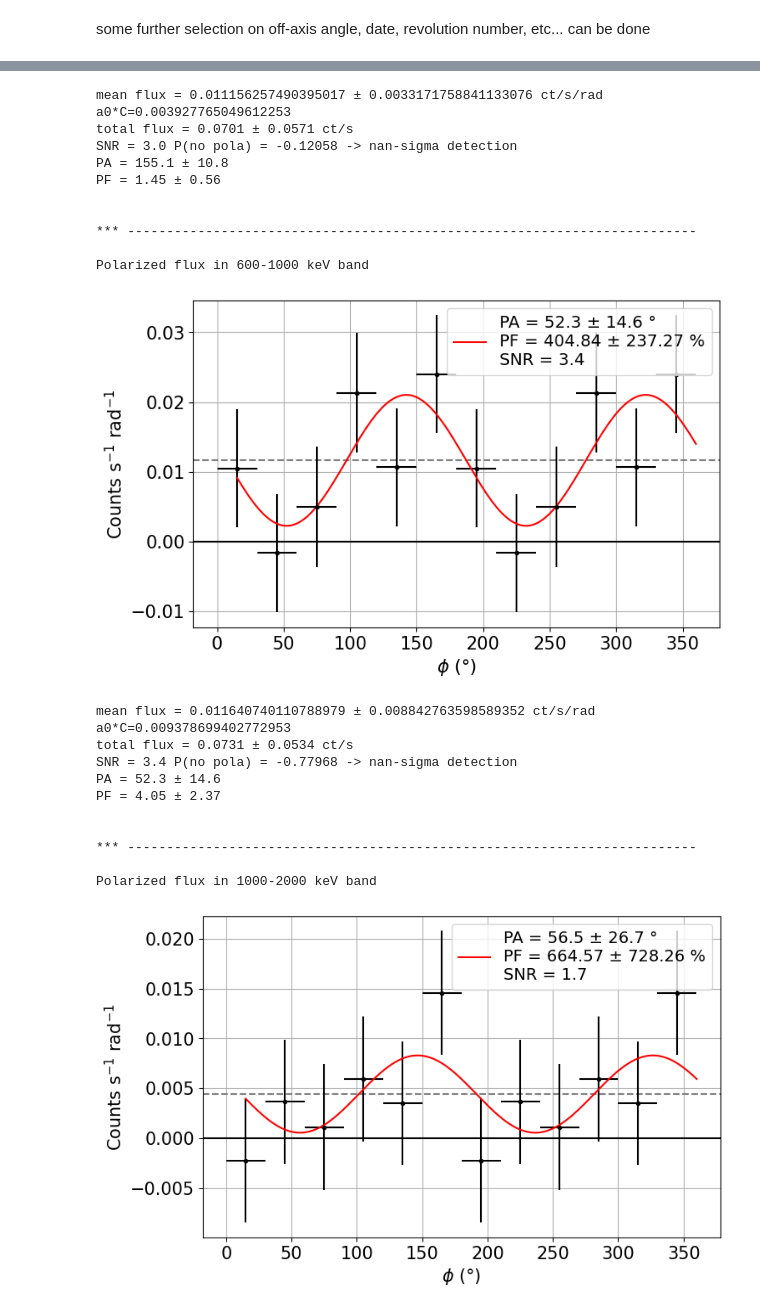
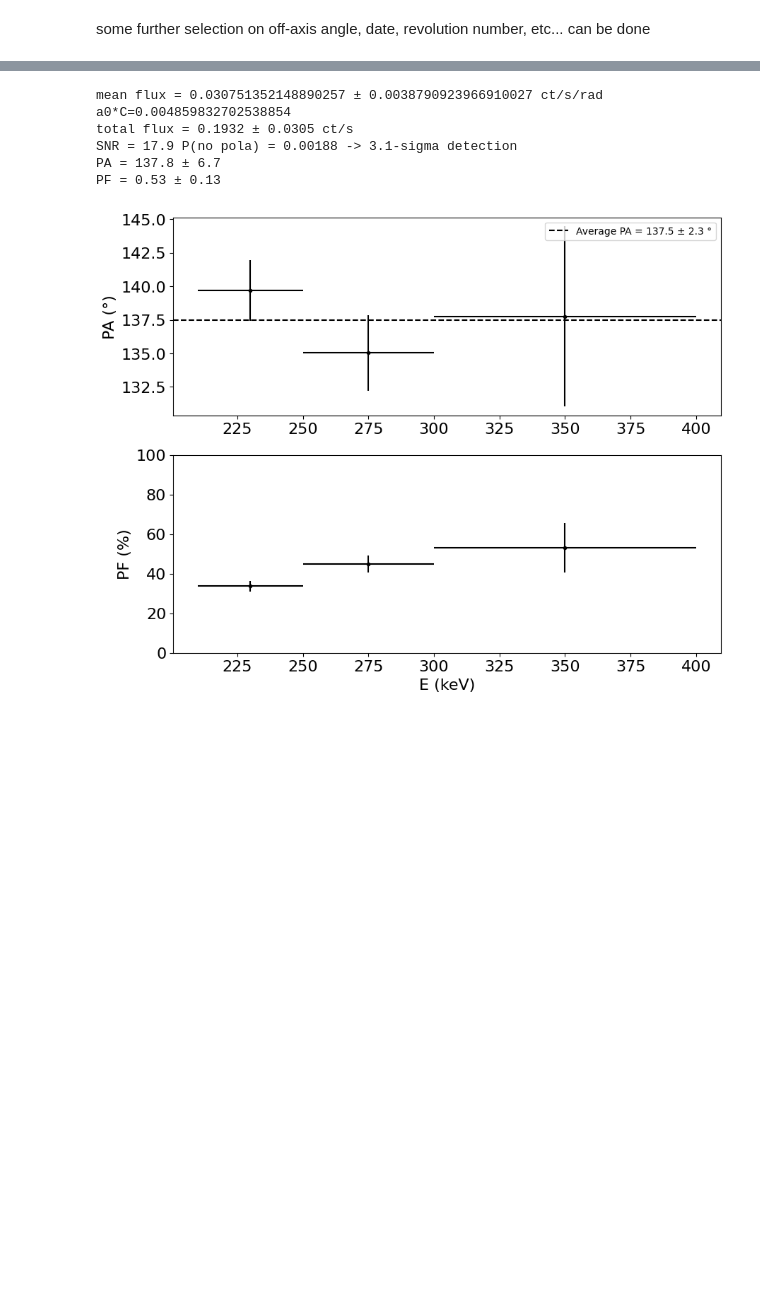
Before and after one commit to tristanbouchet/IBIS-Compton-mode-polarization, a Jupyter notebook: compton_ibis_polarization.ipynb, the cells around one changed output, grey strips where cells are left out. Saved outputs shown, nothing was run; the diff lists cells and outputs as text; code cells hidden in the pictures; blank space fills up the shorter version.

Commit message:
Added example

```diff
--- a/compton_ibis_polarization.ipynb
+++ b/compton_ibis_polarization.ipynb
@@ -411,8 +388,8 @@ def plot_polar_espectrum(df, plot_scale='lin', plot_grid=0, with_snr=0, fmt='k.'
 # %% [markdown]
 import the data frame(s) with raw fluxes
 # %%
-src='crab'
-scw_file_name_list=['100scw'] # several df can be combined (energy/pola bins need to match)
+src='S1727'
+scw_file_name_list=['lowe2_newic'] # several df can be combined (energy/pola bins need to match)
 plot_scw=1 # to plot the distribution of the over time/revs
 
 if plot_scw: fig, ax= plt.subplots(1,1,figsize=(7,6))
@@ -424,8 +408,9 @@ angle_max=5.
 # date_type, start_date, end_date= 'ISOT', '2018-01-01','2023-01-01' # ex using ISOT
 # date_type, start_date, end_date= 'MJD', 58500, 65000 # ex using MJD
 date_type, start_date, end_date= None, None, None
+rev_list=['2680','2681','2682','2683','2684','2685']
 
-df_pola_scw_sel = scw_selection(df_pola_scw, angle_max=angle_max, rev_list=None, start_date=start_date, end_date=end_date, date_type=date_type)
+df_pola_scw_sel = scw_selection(df_pola_scw, angle_max=angle_max, rev_list=rev_list, start_date=start_date, end_date=end_date, date_type=date_type)
 warnings.filterwarnings("ignore")
 print('{0} scw selected (avg off-axis angle = {1:.1f}°)'.format(len(df_pola_scw_sel.SCW.unique()),df_pola_scw_sel.ANGLE.mean()))
-all_pola_dico, df_pola_scw_sel = make_pola(df_pola_scw_sel, band_names, spi_norm=.9, comp_norm=1.)#
+all_pola_dico, df_pola_scw_sel = sum_scw_df(df_pola_scw_sel, band_names, spicorr='auto', comp_norm=1, n_pola_bands=n_pola_bands)
@@ -436,8 +425,7 @@ pa_mod= 'PA_ref90'
 plot_scale='lin' # 'log'
 
 # different energy bands can be chosen by combining the default ones
-energy_bands = list(all_pola_dico['simple'].keys()) # default energy bands
-# energy_bands = ['200-250', '250-300', '300-400'] # example of bigger energy bins
+energy_bands = ['210-250', '250-300','300-400'] # example of energy bins
 
 df_pola_param = pola_espectrum(all_pola_dico['simple'], energy_bands, pa_mod=pa_mod, SNR_threshold=SNR_threshold, sigma_threshold=sigma_threshold, verbose=1)
 plot_polar_espectrum(df_pola_param, plot_scale=plot_scale, plot_grid=0, with_snr=0) # plot the polarization parameters with energy
@@ -472,22 +459,6 @@ Polarized flux in 400-600 keV band
-mean flux = 0.011156257490395017 ± 0.0033171758841133076 ct/s/rad  a0*C=0.003927765049612253
-total flux = 0.0701 ± 0.0571 ct/s
-SNR = 3.0 P(no pola) = -0.12058 -> nan-sigma detection
-PA = 155.1 ± 10.8
-PF = 1.45 ± 0.56
-
-
-*** -------------------------------------------------------------------------
-
-Polarized flux in 600-1000 keV band
+mean flux = 0.030751352148890257 ± 0.0038790923966910027 ct/s/rad  a0*C=0.004859832702538854
+total flux = 0.1932 ± 0.0305 ct/s
+SNR = 17.9 P(no pola) = 0.00188 -> 3.1-sigma detection
+PA = 137.8 ± 6.7
+PF = 0.53 ± 0.13
-[figure, old version]
+[figure, new version]
-mean flux = 0.011640740110788979 ± 0.008842763598589352 ct/s/rad  a0*C=0.009378699402772953
-total flux = 0.0731 ± 0.0534 ct/s
-SNR = 3.4 P(no pola) = -0.77968 -> nan-sigma detection
-PA = 52.3 ± 14.6
-PF = 4.05 ± 2.37
-
-
-*** -------------------------------------------------------------------------
-
-Polarized flux in 1000-2000 keV band
-[figure, removed]
```
Also changed, not shown: parts of 5 cells of this notebook, 1 other file.
